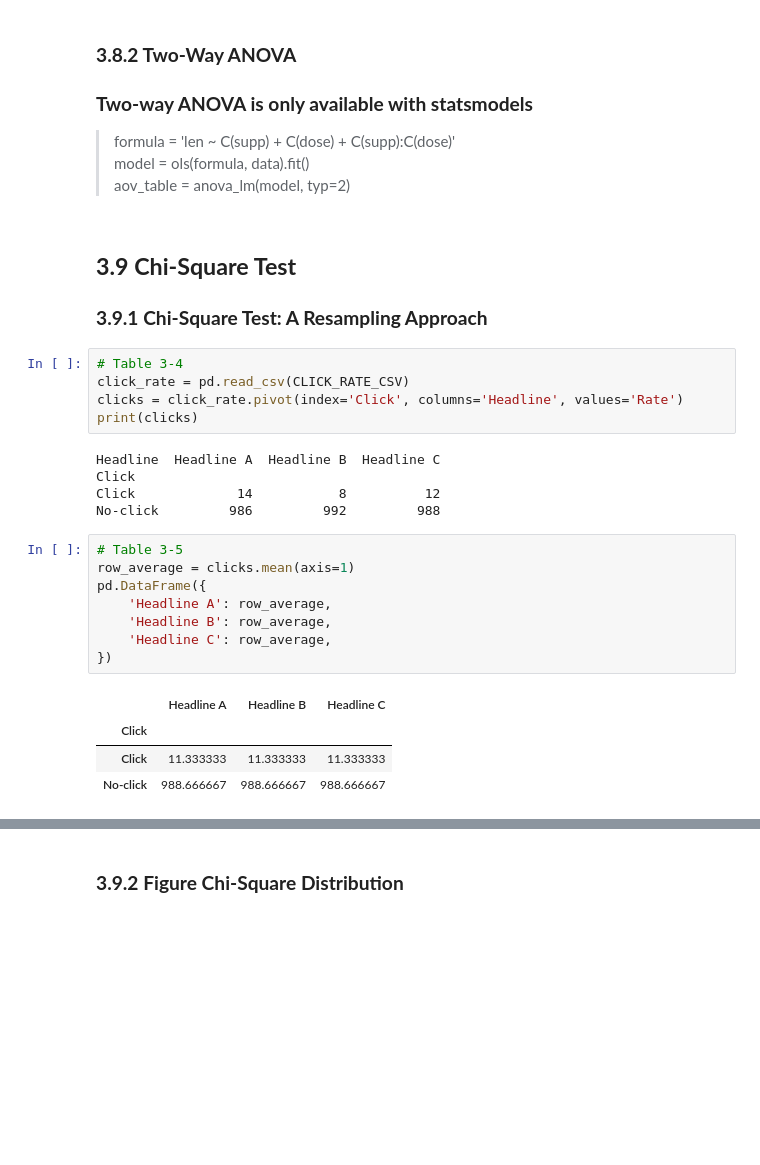
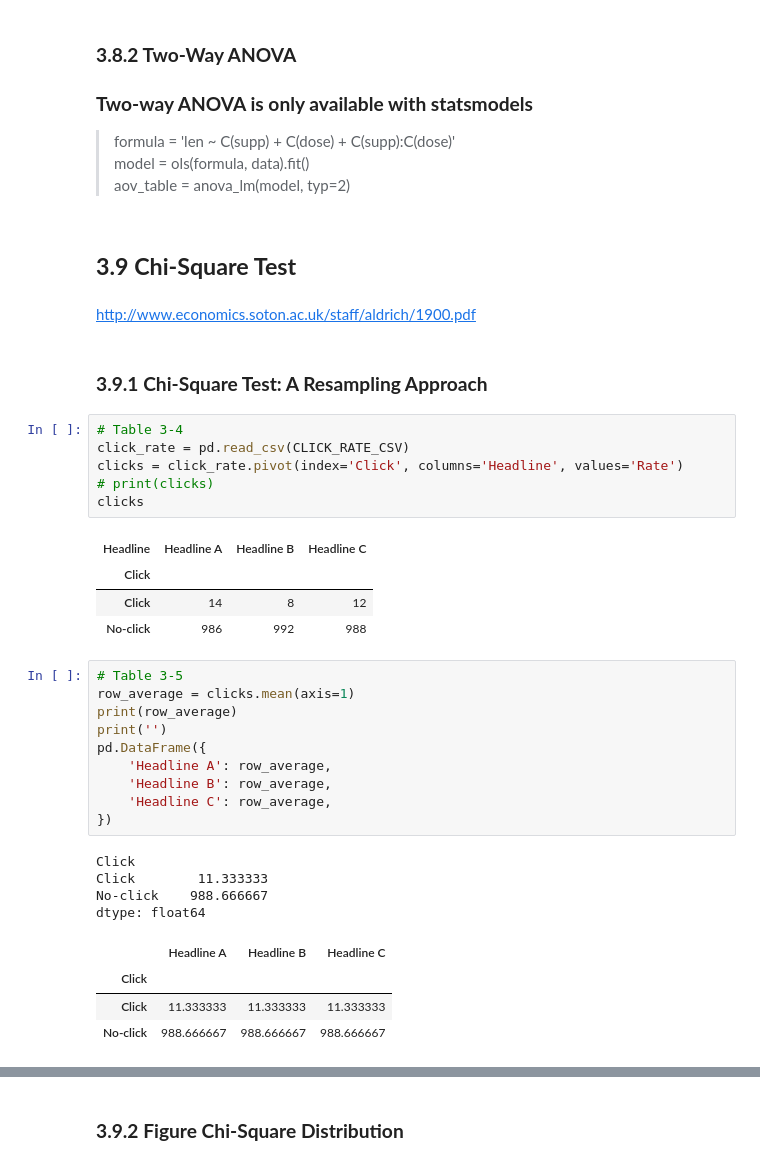
Before and after one commit to young-hwanlee/my-practical-statistics-for-data-scientists, a Jupyter notebook: Chapter_3_Statistical_Experiments_and_Significance_Testing.ipynb, the cells around one changed output, grey strips where cells are left out. Saved outputs shown, nothing was run; the diff lists cells and outputs as text; blank space fills up the shorter version.

```diff
--- a/Chapter_3_Statistical_Experiments_and_Significance_Testing.ipynb
+++ b/Chapter_3_Statistical_Experiments_and_Significance_Testing.ipynb
@@ -408,28 +442,38 @@ p-value: 0.0388
 > formula = 'len ~ C(supp) + C(dose) + C(supp):C(dose)'
 > model = ols(formula, data).fit()
 > aov_table = anova_lm(model, typ=2)
+# %% [markdown]
+## **3.9 Chi-Square Test**
+# %% [markdown]
+http://www.economics.soton.ac.uk/staff/aldrich/1900.pdf
 # %% [markdown]
-## **3.9 Chi-Square Test**
 ### **3.9.1 Chi-Square Test: A Resampling Approach**
 # %%
 # Table 3-4
 click_rate = pd.read_csv(CLICK_RATE_CSV)
 clicks = click_rate.pivot(index='Click', columns='Headline', values='Rate')
-print(clicks)
+# print(clicks)
+clicks
 # %% [output]
-Headline  Headline A  Headline B  Headline C
-Click
-Click             14           8          12
-No-click         986         992         988
+| Headline | Headline A | Headline B | Headline C |
+| Click |  |  |  |
+| Click | 14 | 8 | 12 |
+| No-click | 986 | 992 | 988 |
 # %%
 # Table 3-5
 row_average = clicks.mean(axis=1)
+print(row_average)
+print('')
 pd.DataFrame({
     'Headline A': row_average,
     'Headline B': row_average,
     'Headline C': row_average,
 })
 # %% [output]
+Click
+Click        11.333333
+No-click    988.666667
+dtype: float64
 |  | Headline A | Headline B | Headline C |
 | Click |  |  |  |
 | Click | 11.333333 | 11.333333 | 11.333333 |
```
Also changed, not shown: parts of 17 cells of this notebook.
